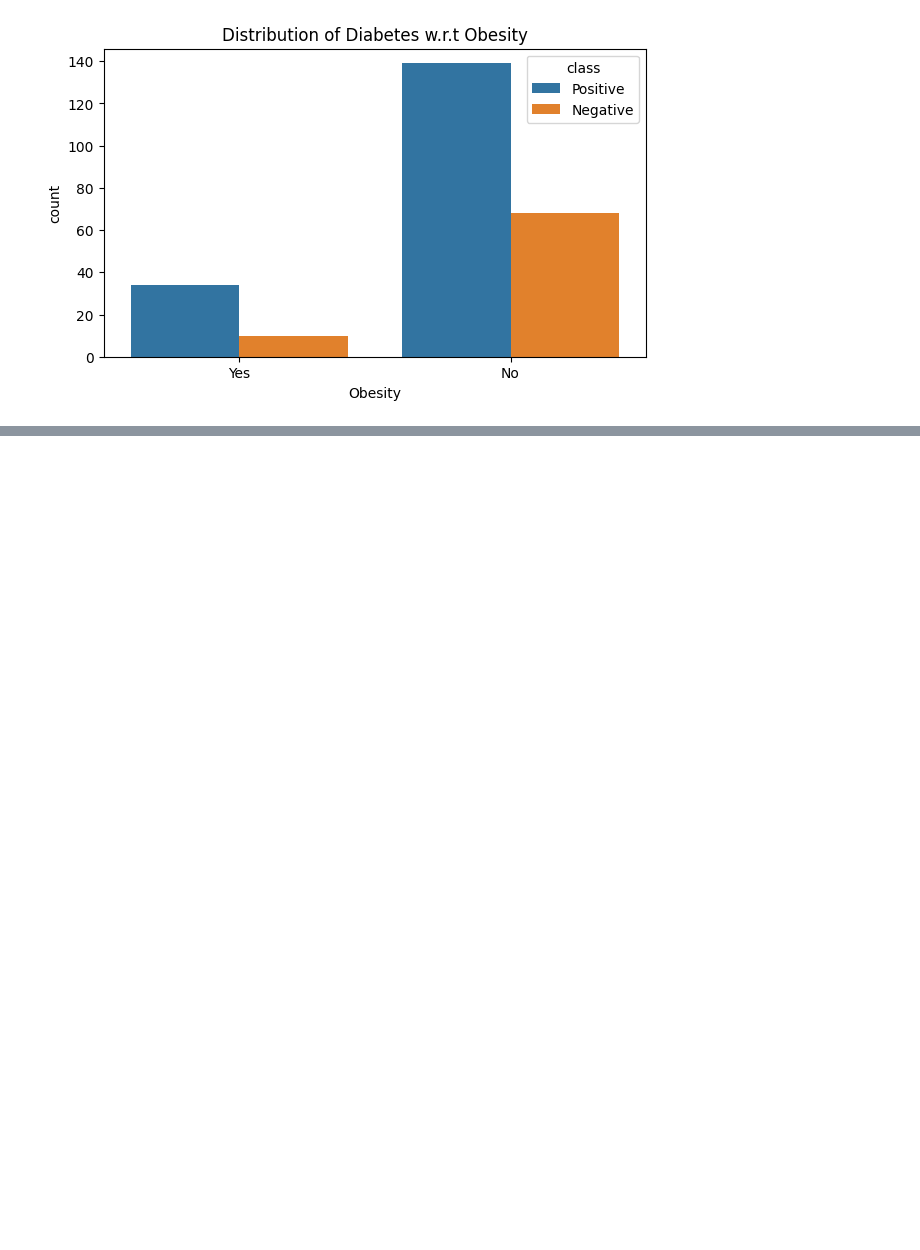
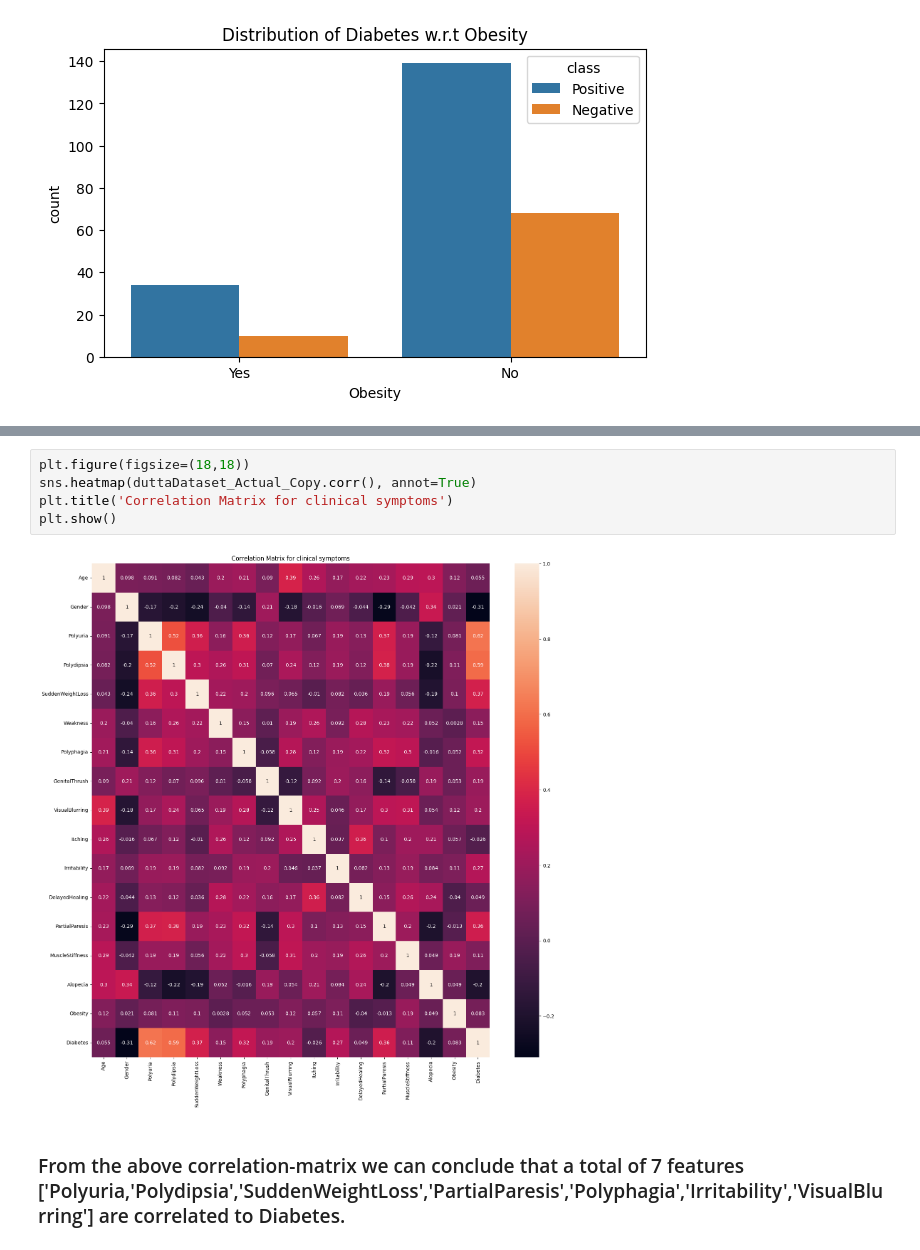
Before and after one commit to pdpavandesai/MergingDiabetesData, a Jupyter notebook: DuttaDatasetAnalysis.ipynb, the cells around one changed output, grey strips where cells are left out. Saved outputs shown, nothing was run; the diff lists cells and outputs as text; blank space fills up the shorter version.

```diff
--- a/DuttaDatasetAnalysis.ipynb
+++ b/DuttaDatasetAnalysis.ipynb
@@ -449,0 +415,9 @@ duttaDataset_Actual_Copy.head(15)
+# %%
+plt.figure(figsize=(18,18))
+sns.heatmap(duttaDataset_Actual_Copy.corr(), annot=True)
+plt.title('Correlation Matrix for clinical symptoms')
+plt.show()
+# %% [output]
+[figure, added]
+# %% [markdown]
+### From the above correlation-matrix we can conclude that a total of 7 features ['Polyuria,'Polydipsia','SuddenWeightLoss','PartialParesis','Polyphagia','Irritability','VisualBlurring'] are correlated to Diabetes.
```
Also changed, not shown: parts of 19 cells of this notebook.
